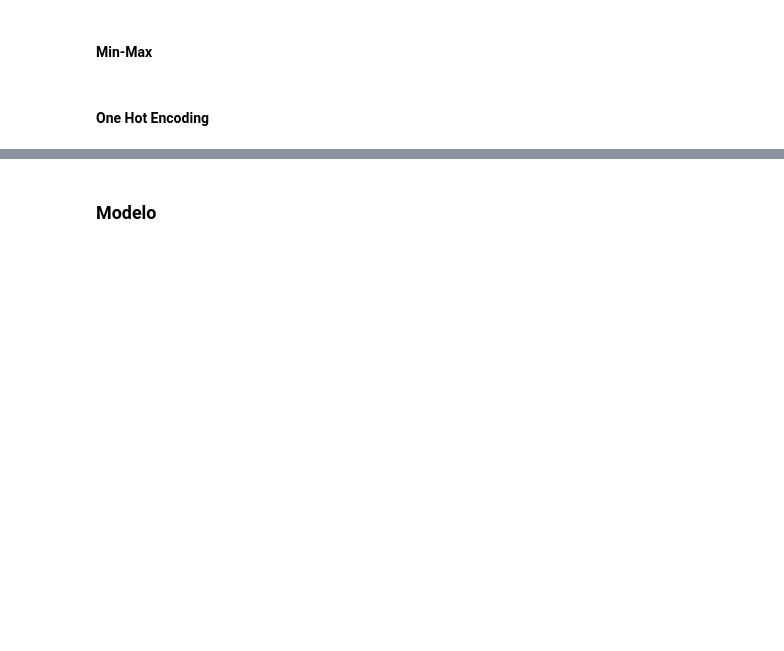
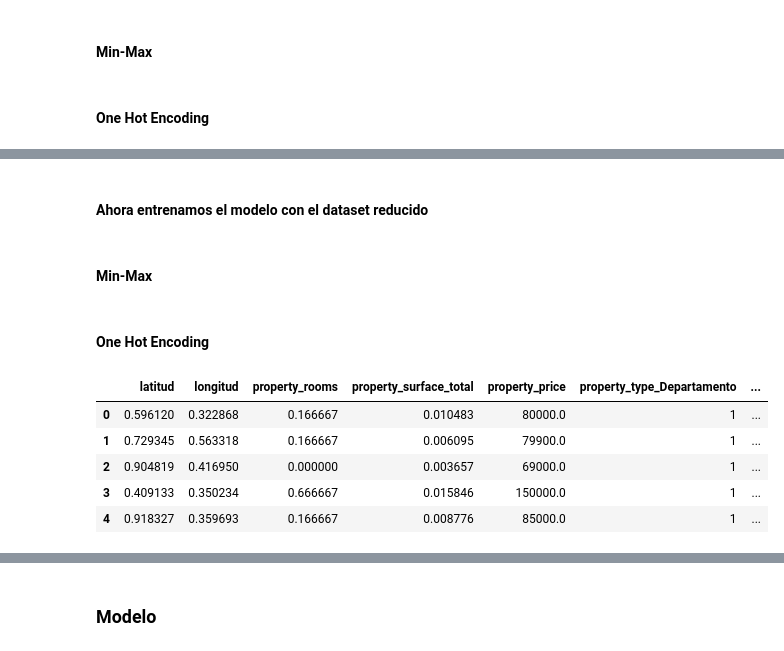
Before and after one commit to Fanusaez/7506R-2C2022-GRUPO13, a Jupyter notebook: 7506R_TP1_GRUPO13_ENTREGA_3(regresion).ipynb, the cells around one changed output, grey strips where cells are left out. Drawn from its saved outputs; the diff is of its cells as text; code cells hidden in the pictures; blank space fills up the shorter version.

```diff
--- a/7506R_TP1_GRUPO13_ENTREGA_3(regresion).ipynb
+++ b/7506R_TP1_GRUPO13_ENTREGA_3(regresion).ipynb
@@ -52,3 +58,6 @@ test.drop(columns = variables_a_eliminar, inplace=True)
 # %%
 ds_train_knn = ds_regresion.copy()
 ds_test_knn = test.copy()
+
+ds_train_reducido_knn = ds_regresion_reducido.copy()
+ds_test_reducido_knn = test_reducido.copy()
@@ -91,0 +195,30 @@ ds_test_knn.head()
+# %% [markdown]
+#### Ahora entrenamos el modelo con el dataset reducido
+# %% [markdown]
+#### Min-Max
+# %%
+scaler = MinMaxScaler()
+ds_train_reducido_knn["property_surface_total"] = scaler.fit_transform(ds_train_reducido_knn["property_surface_total"].to_frame())
+ds_train_reducido_knn["property_rooms"] = scaler.fit_transform(ds_train_reducido_knn["property_rooms"].to_frame())
+ds_train_reducido_knn["longitud"] = scaler.fit_transform(ds_train_reducido_knn["longitud"].to_frame())
+ds_train_reducido_knn["latitud"] = scaler.fit_transform(ds_train_reducido_knn["latitud"].to_frame())
+
+
+ds_test_reducido_knn["property_surface_total"] = scaler.fit_transform(ds_test_reducido_knn["property_surface_total"].to_frame())
+ds_test_reducido_knn["property_rooms"] = scaler.fit_transform(ds_test_reducido_knn["property_rooms"].to_frame())
+ds_test_reducido_knn["longitud"] = scaler.fit_transform(ds_test_reducido_knn["longitud"].to_frame())
+ds_test_reducido_knn["latitud"] = scaler.fit_transform(ds_test_reducido_knn["latitud"].to_frame())
+# %% [markdown]
+#### One Hot Encoding
+# %%
+ds_train_reducido_knn = pd.get_dummies(ds_train_reducido_knn, columns=["property_type"], drop_first=True)
+ds_test_reducido_knn = pd.get_dummies(ds_test_reducido_knn, columns=["property_type"], drop_first=True)
+# %%
+ds_train_reducido_knn.head()
+# %% [output]
+|  | latitud | longitud | property_rooms | property_surface_total | property_price | property_type_Departamento | ... |
+| 0 | 0.596120 | 0.322868 | 0.166667 | 0.010483 | 80000.0 | 1 | ... |
+| 1 | 0.729345 | 0.563318 | 0.166667 | 0.006095 | 79900.0 | 1 | ... |
+| 2 | 0.904819 | 0.416950 | 0.000000 | 0.003657 | 69000.0 | 1 | ... |
+| 3 | 0.409133 | 0.350234 | 0.666667 | 0.015846 | 150000.0 | 1 | ... |
+| 4 | 0.918327 | 0.359693 | 0.166667 | 0.008776 | 85000.0 | 1 | ... |
```
Also changed, not shown: parts of 43 cells of this notebook, 4 other files.
